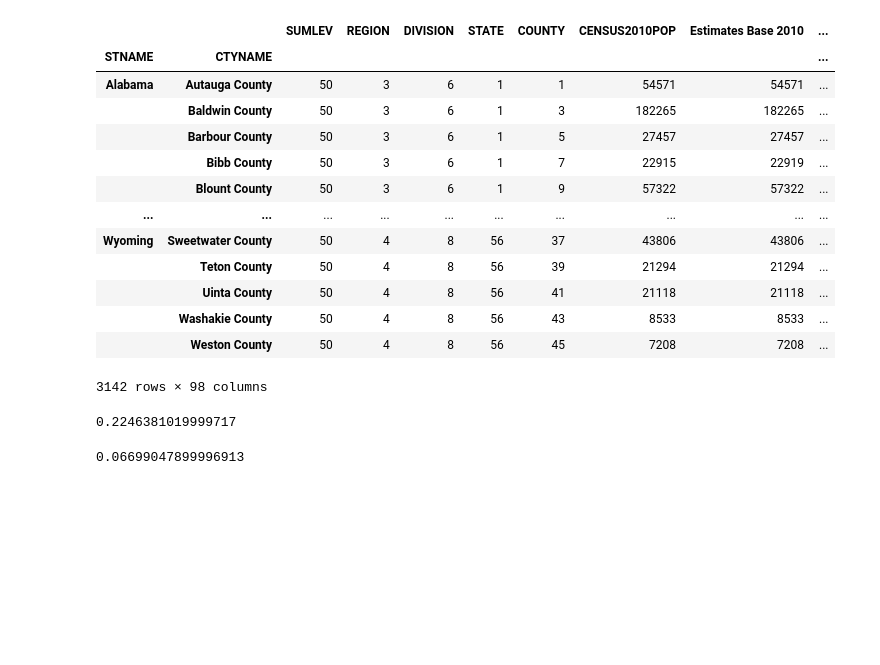
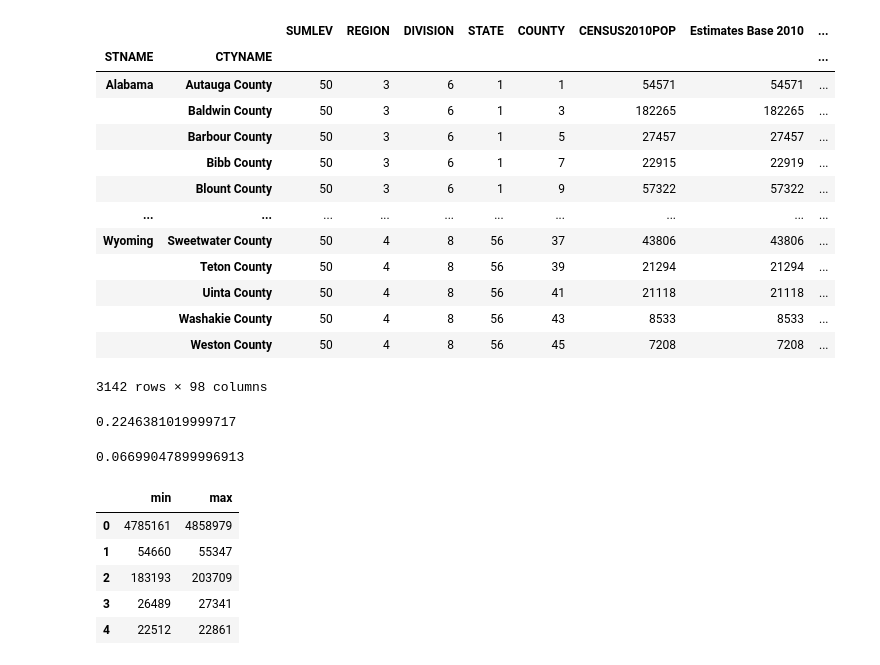
Before and after one commit to irinavalenzuela/Applied-Data-Science-Python, a Jupyter notebook: Week3_dataprocessing.ipynb, the cells around one changed output. Saved outputs shown, nothing was run; the diff lists cells and outputs as text; code cells hidden in the pictures; blank space fills up the shorter version.

```diff
--- a/Week3_dataprocessing.ipynb
+++ b/Week3_dataprocessing.ipynb
@@ -324,0 +344,12 @@ timeit.timeit(second_approach, number=10)
+# %%
+# Apply takes the function and the axis on which to operate as parameters
+# To apply across all rows, which is applying on all columns, pass axis == 'columns'
+
+df.apply(min_max,axis='columns').head()
+# %% [output]
+|  | min | max |
+| 0 | 4785161 | 4858979 |
+| 1 | 54660 | 55347 |
+| 2 | 183193 | 203709 |
+| 3 | 26489 | 27341 |
+| 4 | 22512 | 22861 |
```
Also changed, not shown: parts of 2 cells of this notebook.
